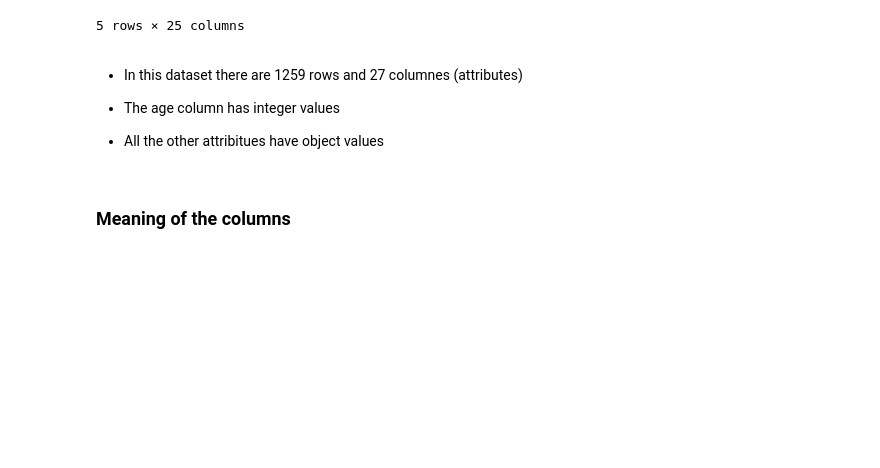
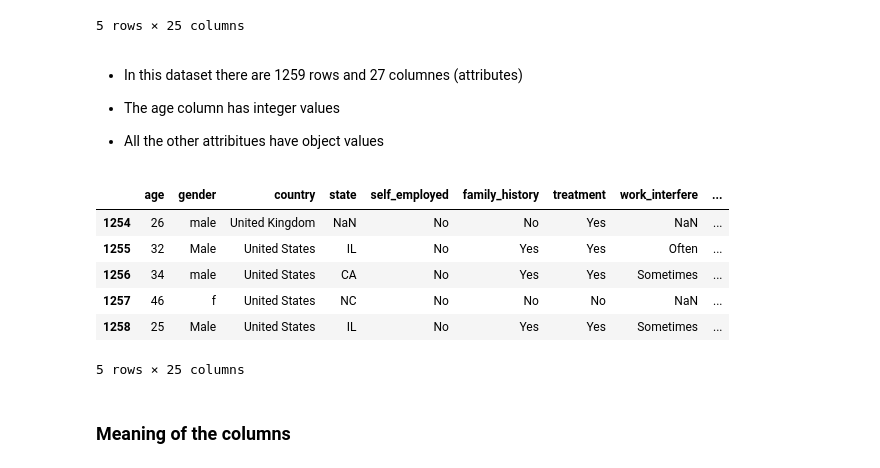
Before and after one commit to EmmaTosato/Programming_Project, a Jupyter notebook: jupyter_project.ipynb, the cells around one changed output. Saved outputs shown, nothing was run; the diff lists cells and outputs as text; code cells hidden in the pictures; blank space fills up the shorter version.

```diff
--- a/jupyter_project.ipynb
+++ b/jupyter_project.ipynb
@@ -80,6 +80,16 @@ mental_health_df_raw.head()
 - The age column has integer values
 
 - All the other attribitues have object values
+# %%
+mental_health_df_raw.tail()
+# %% [output]
+|  | age | gender | country | state | self_employed | family_history | treatment | work_interfere | ... |
+| 1254 | 26 | male | United Kingdom | NaN | No | No | Yes | NaN | ... |
+| 1255 | 32 | Male | United States | IL | No | Yes | Yes | Often | ... |
+| 1256 | 34 | male | United States | CA | No | Yes | Yes | Sometimes | ... |
+| 1257 | 46 | f | United States | NC | No | No | No | NaN | ... |
+| 1258 | 25 | Male | United States | IL | No | Yes | Yes | Sometimes | ... |
+5 rows × 25 columns
 # %% [markdown]
 ### Meaning of the columns
 # %% [markdown]
```
Also changed, not shown: parts of 56 cells of this notebook, 1 other file.
